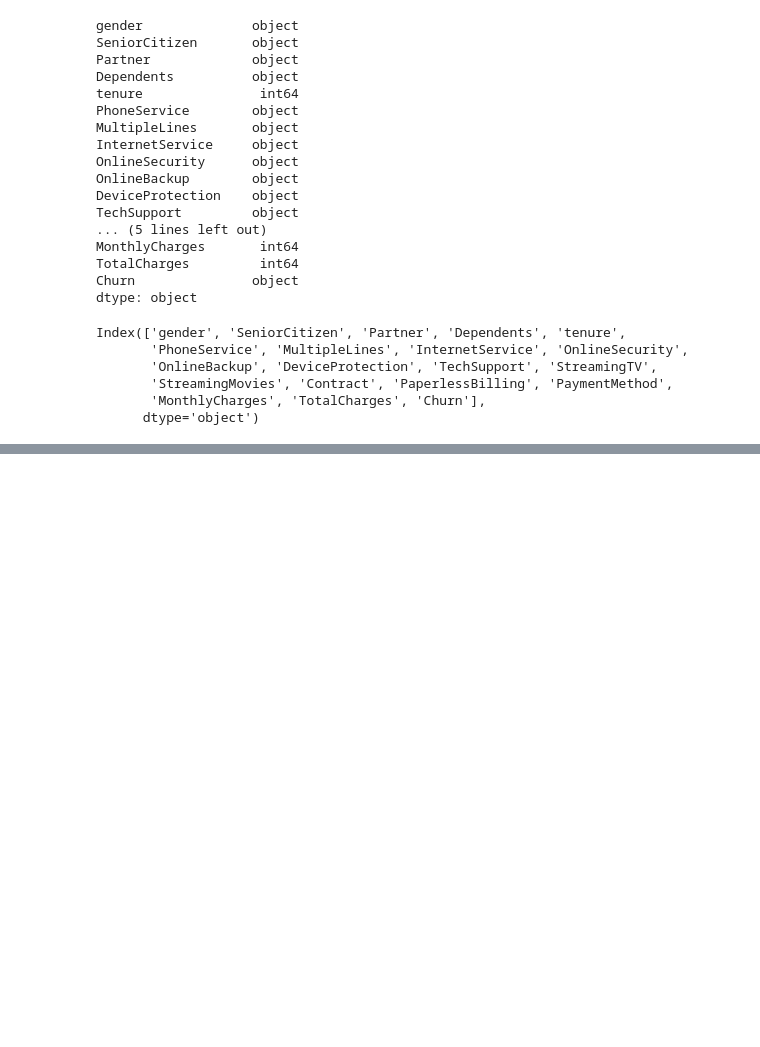
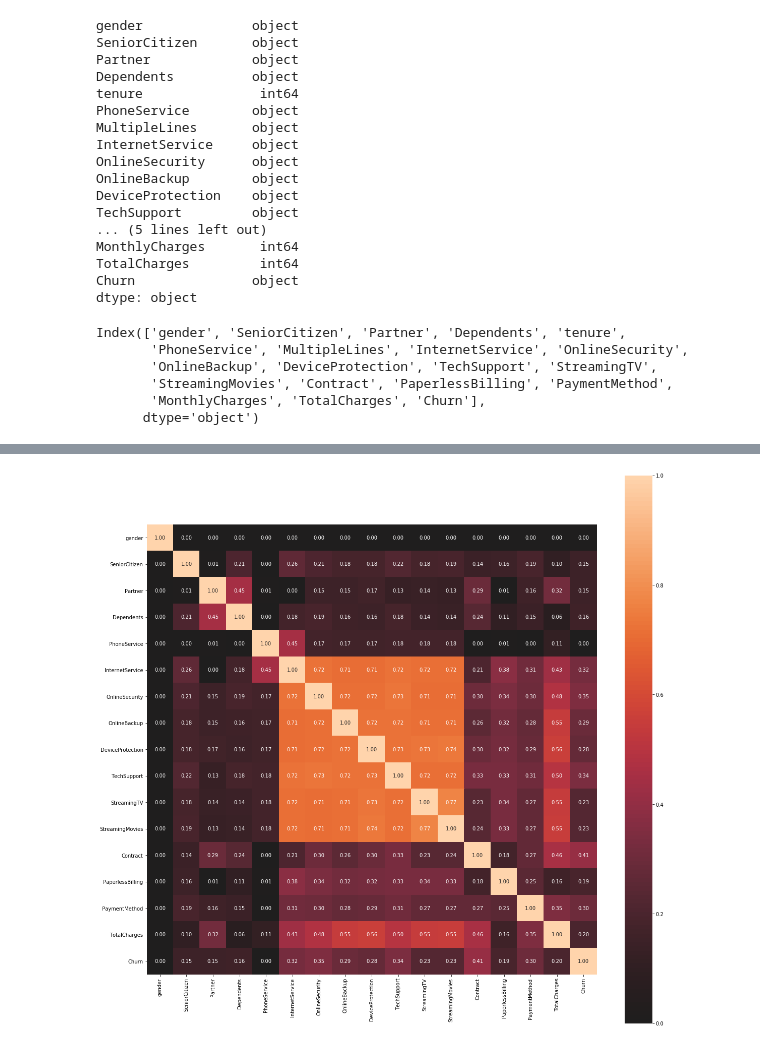
Before and after one commit to zachzazueta/telecom_churn_project, a Jupyter notebook: Notebook 2 - Cleaning and KPrototype.ipynb, the cells around one changed output, grey strips where cells are left out. Saved outputs shown, nothing was run; the diff lists cells and outputs as text; code cells hidden in the pictures; blank space fills up the shorter version.

```diff
--- a/Notebook 2 - Cleaning and KPrototype.ipynb
+++ b/Notebook 2 - Cleaning and KPrototype.ipynb
@@ -429,0 +185,12 @@ From the modeling, it is clear that the training data is well fit, but the model
+# %%
+from dython.model_utils import roc_graph
+from dython.nominal import associations
+
+def associations_():
+    associations(data_corr,nominal_columns=['gender', 'SeniorCitizen', 'Partner', 'Dependents', 'PhoneService',
+                                            'MultipleLines', 'InternetService', 'OnlineSecurity', 'OnlineBackup',
+                                            'DeviceProtection', 'TechSupport', 'StreamingTV', 'StreamingMovies',
+                                            'Contract', 'PaperlessBilling', 'PaymentMethod', 'Churn'])
+
+plt.rcParams["figure.figsize"]=20,20
+associations_()
@@ -429,0 +199,13 @@ From the modeling, it is clear that the training data is well fit, but the model
+# %%
+data_corr = data_corr.drop(['tenure', 'MonthlyCharges', 'MultipleLines'], axis=1)
+# %%
+def associations_():
+    associations(data_corr,nominal_columns=['gender', 'SeniorCitizen', 'Partner', 'Dependents', 'PhoneService',
+                                            'InternetService', 'OnlineSecurity', 'OnlineBackup',
+                                            'DeviceProtection', 'TechSupport', 'StreamingTV', 'StreamingMovies',
+                                            'Contract', 'PaperlessBilling', 'PaymentMethod', 'Churn'])
+
+plt.rcParams["figure.figsize"]=20,20
+associations_()
+# %% [output]
+[figure, added]
```
Also changed, not shown: parts of 41 cells of this notebook.
